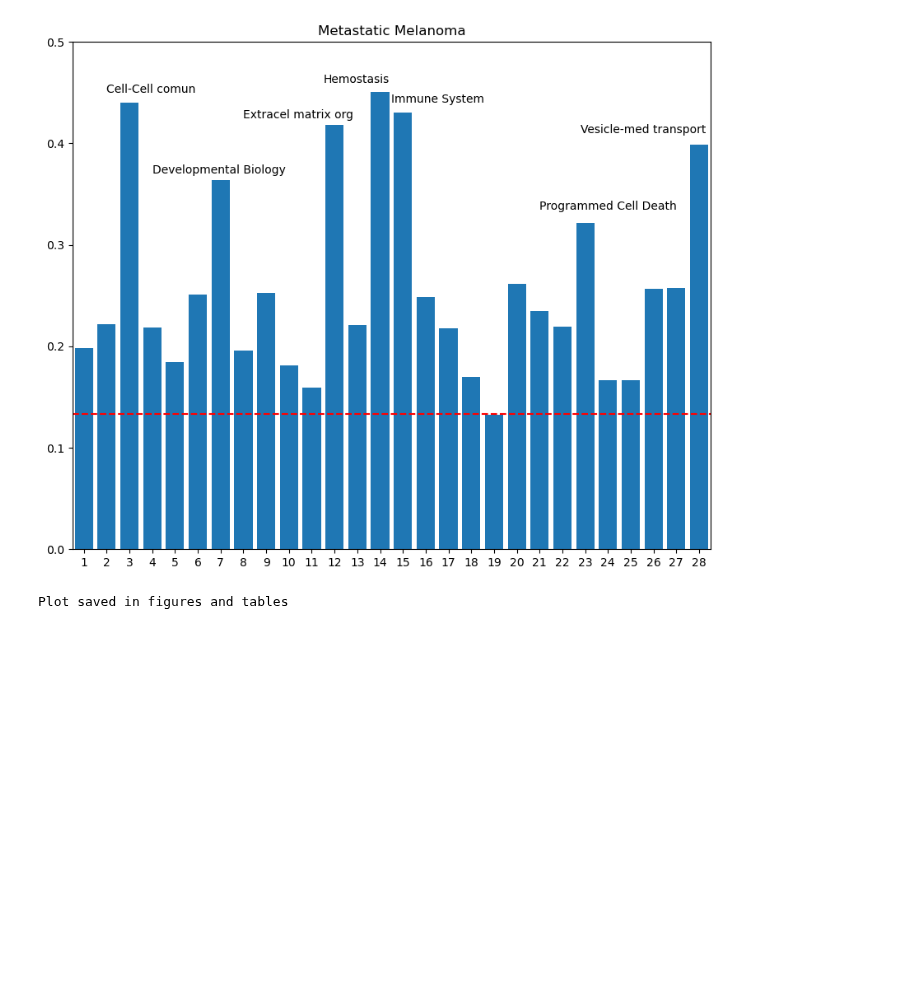
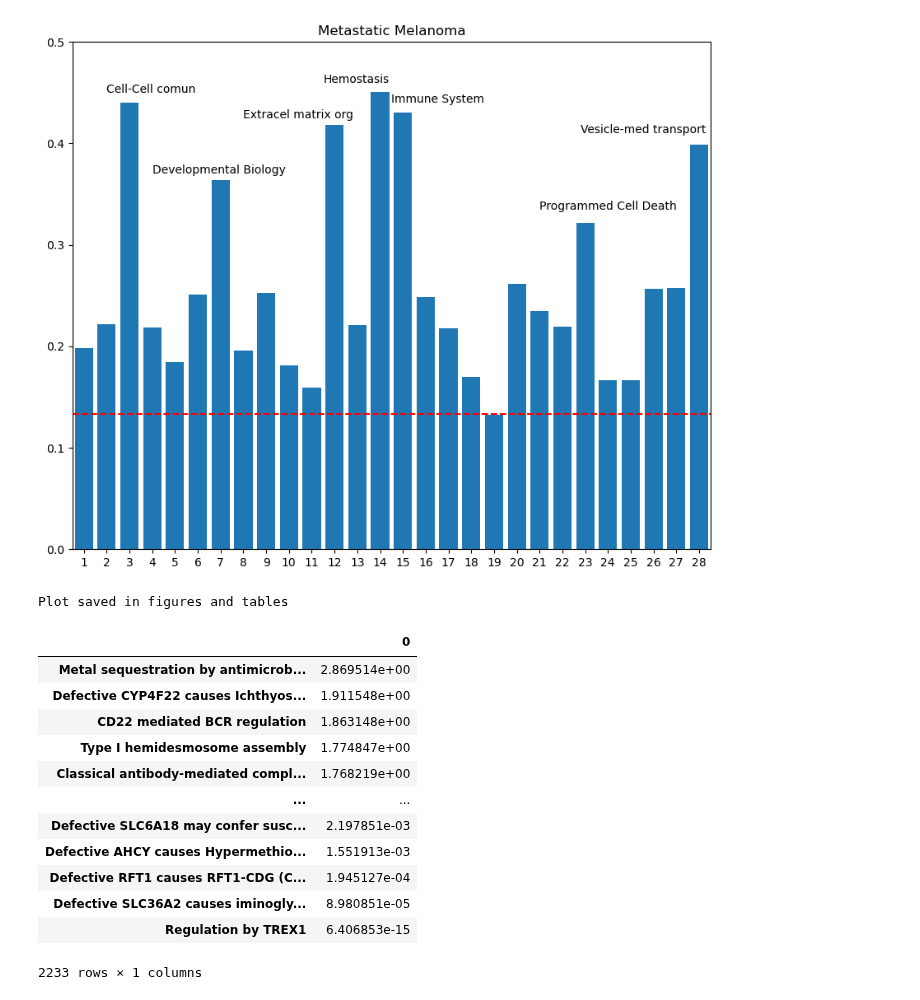
Before and after one commit to SamSaladino/FC-of-Genetic-pathways, a Jupyter notebook: Melanoma_expr_pathways.ipynb, the cells around one changed output. Saved outputs shown, nothing was run; the diff lists cells and outputs as text; code cells hidden in the pictures; blank space fills up the shorter version.

```diff
--- a/Melanoma_expr_pathways.ipynb
+++ b/Melanoma_expr_pathways.ipynb
@@ -255,3 +255,22 @@ plt.close()
 print('Plot saved in figures and tables')
 # %% [output]
 Plot saved in figures and tables
+# %%
+df = pd.DataFrame(data={P_matrix.TUMORtoMETASTATIC.values},index=P_matrix.TUMORtoMETASTATIC.index)
+sorted_df = df.sort_values(by=df.columns[0], ascending=False)
+# %%
+sorted_df
+# %% [output]
+|  | 0 |
+| Metal sequestration by antimicrob... | 2.869514e+00 |
+| Defective CYP4F22 causes Ichthyos... | 1.911548e+00 |
+| CD22 mediated BCR regulation | 1.863148e+00 |
+| Type I hemidesmosome assembly | 1.774847e+00 |
+| Classical antibody-mediated compl... | 1.768219e+00 |
+| ... | ... |
+| Defective SLC6A18 may confer susc... | 2.197851e-03 |
+| Defective AHCY causes Hypermethio... | 1.551913e-03 |
+| Defective RFT1 causes RFT1-CDG (C... | 1.945127e-04 |
+| Defective SLC36A2 causes iminogly... | 8.980851e-05 |
+| Regulation by TREX1 | 6.406853e-15 |
+2233 rows × 1 columns
```
